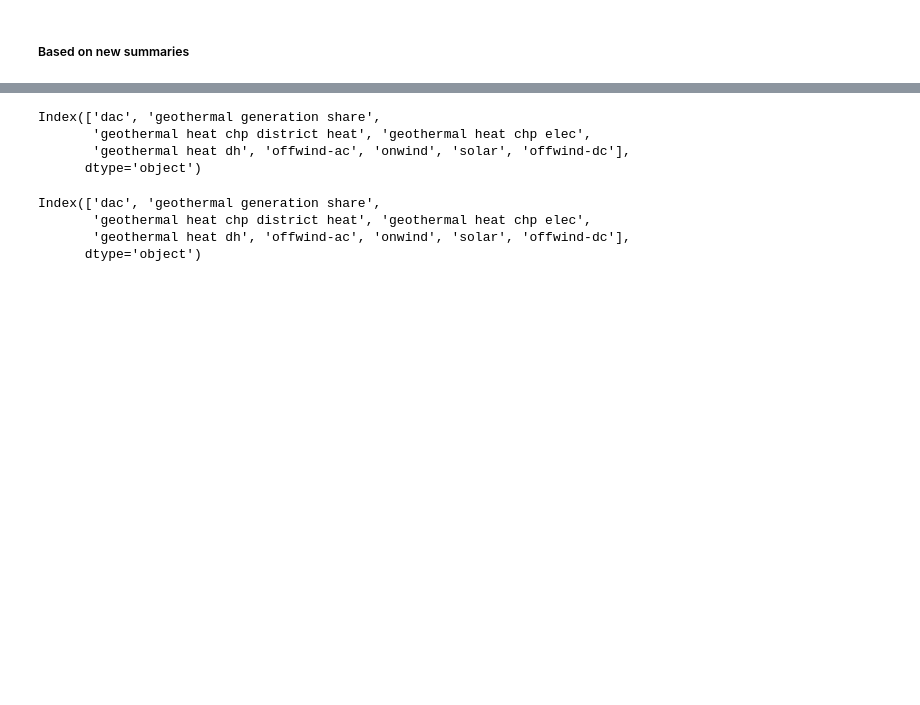
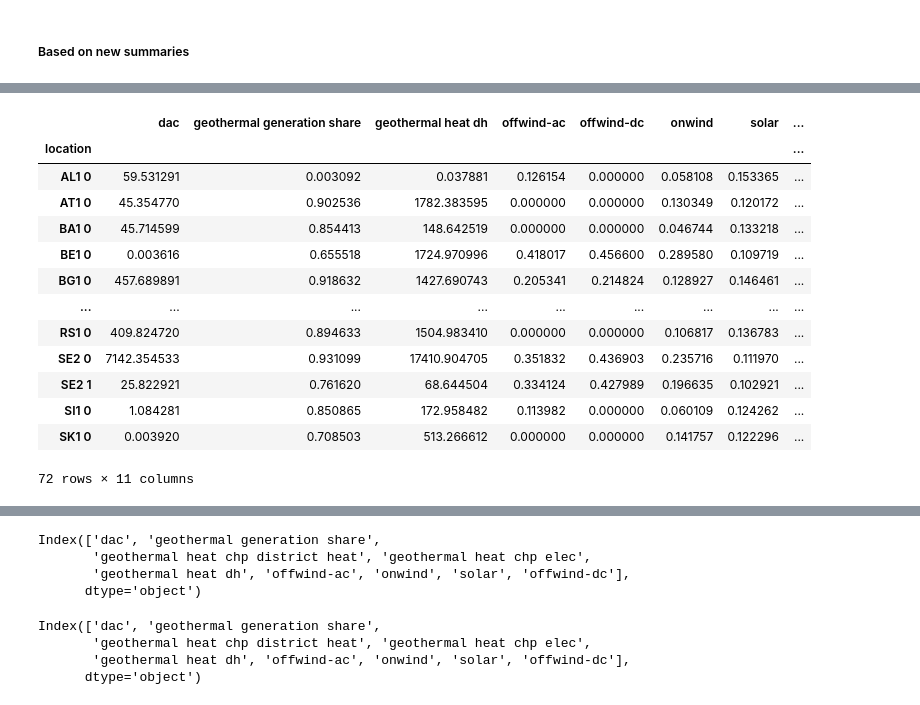
Before and after one commit to LukasFrankenQ/egs_market_integration, a Jupyter notebook: notebooks/machine_learning_plots.ipynb, the cells around one changed output, grey strips where cells are left out. Cells and saved outputs as stored; diff of their text form; code cells hidden in the pictures; blank space fills up the shorter version.

```diff
--- a/notebooks/machine_learning_plots.ipynb
+++ b/notebooks/machine_learning_plots.ipynb
@@ -105,0 +124,7 @@ file = Path.cwd().parent.parent.parent / "cluster_data" / "joint data" / "nodal_
+# %%
+n = pypsa.Network(
+    Path.cwd().parent.parent.parent /
+    "cluster_data" /
+    "dh_data" /
+    "elec_s_72_lv1.0__Co2L0-3H-T-H-B-I-solar+p3-dist1_2030_3000_dh_static_0.3.nc"
+)
@@ -107,0 +153,26 @@ df = pd.read_csv(file, index_col=[0,1], header=[5,6]).fillna(0)
+# %%
+df["borehole_cap"] = n.links.loc[df.index + " geothermal injection well", "p_nom_opt"].values
+df["electrolyer_cap"] = n.links.loc[n.links.carrier == "H2 Electrolysis", "p_nom_opt"].values
+df["dac_cap"] = n.links.loc[df.index + " urban central DAC", "p_nom_opt"].values
+# df["urban central heat demand"] = n.loads.p_set.loc[:, df.index + " urban central heat"].sum().values
+uch = (hold := n.loads_t.p_set).loc[:, (df.index + " urban central heat").intersection(hold.columns)].sum()
+uch.index = uch.index.str[:5]
+uch = uch.reindex(df.index, fill_value=0)
+df["urban central heat demand"] = uch
+
+df
+# %% [output]
+|  | dac | geothermal generation share | geothermal heat dh | offwind-ac | offwind-dc | onwind | solar | ... |
+| location |  |  |  |  |  |  |  | ... |
+| AL1 0 | 59.531291 | 0.003092 | 0.037881 | 0.126154 | 0.000000 | 0.058108 | 0.153365 | ... |
+| AT1 0 | 45.354770 | 0.902536 | 1782.383595 | 0.000000 | 0.000000 | 0.130349 | 0.120172 | ... |
+| BA1 0 | 45.714599 | 0.854413 | 148.642519 | 0.000000 | 0.000000 | 0.046744 | 0.133218 | ... |
+| BE1 0 | 0.003616 | 0.655518 | 1724.970996 | 0.418017 | 0.456600 | 0.289580 | 0.109719 | ... |
+| BG1 0 | 457.689891 | 0.918632 | 1427.690743 | 0.205341 | 0.214824 | 0.128927 | 0.146461 | ... |
+| ... | ... | ... | ... | ... | ... | ... | ... | ... |
+| RS1 0 | 409.824720 | 0.894633 | 1504.983410 | 0.000000 | 0.000000 | 0.106817 | 0.136783 | ... |
+| SE2 0 | 7142.354533 | 0.931099 | 17410.904705 | 0.351832 | 0.436903 | 0.235716 | 0.111970 | ... |
+| SE2 1 | 25.822921 | 0.761620 | 68.644504 | 0.334124 | 0.427989 | 0.196635 | 0.102921 | ... |
+| SI1 0 | 1.084281 | 0.850865 | 172.958482 | 0.113982 | 0.000000 | 0.060109 | 0.124262 | ... |
+| SK1 0 | 0.003920 | 0.708503 | 513.266612 | 0.000000 | 0.000000 | 0.141757 | 0.122296 | ... |
+72 rows × 11 columns
```
Also changed, not shown: parts of 11 cells of this notebook.
